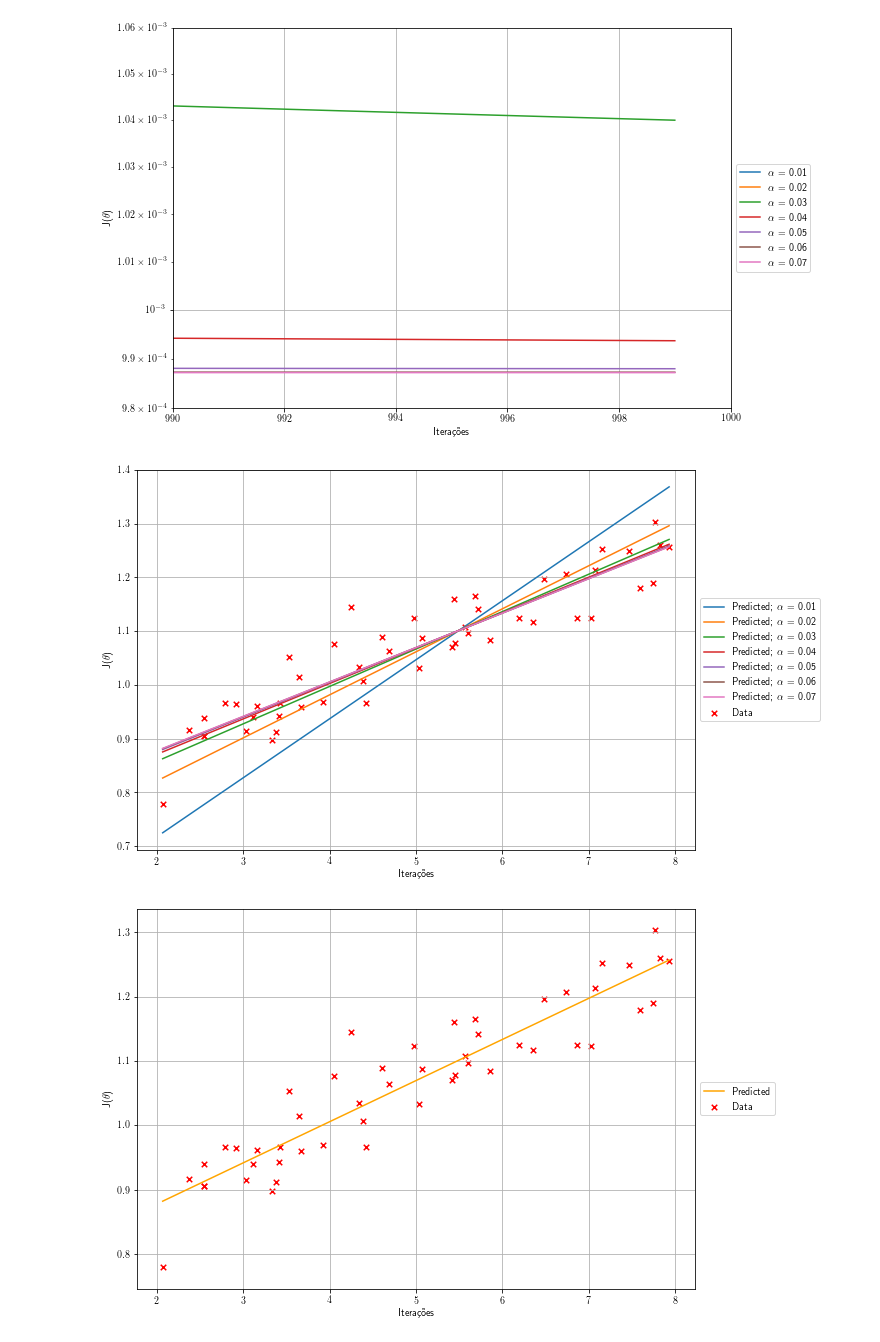
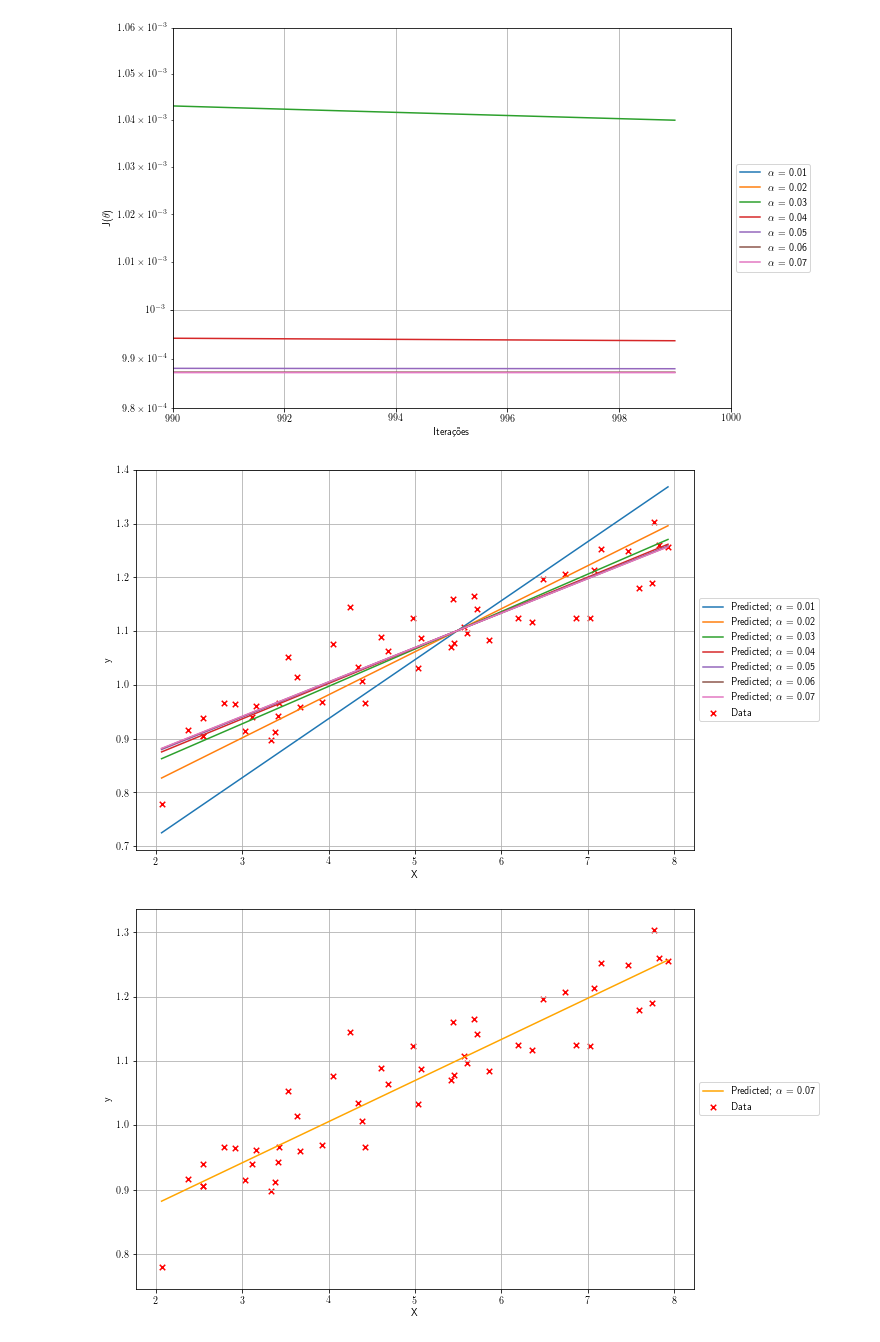
Before and after one commit to danbailo/T1-Inteligencia-Artificial, a Jupyter notebook: src/Trabalho 1 - Inteligência Artificial.ipynb, the cells around one changed output. Cells and saved outputs as stored; diff of their text form; code cells hidden in the pictures.

```diff
--- a/src/Trabalho 1 - Inteligência Artificial.ipynb
+++ b/src/Trabalho 1 - Inteligência Artificial.ipynb
@@ -11,7 +11,6 @@ import os
 plt.rcParams['figure.figsize'] = (10, 7) #(width,height)
 plt.rcParams['axes.grid'] = True
 plt.rcParams['text.usetex'] = True
-plt.rcParams['savefig.format']: 'pdf'
 # %% [markdown]
 ## Função que calcula a regressão linear utilizando matrizes
 # %%
@@ -176,21 +175,21 @@ plt.savefig(os.path.join('..','imgs/')+'max_zoom', bbox_inches='tight')
 plt.scatter(x,y, label= 'Data', s=30, marker='x', c='r')
 for k,v in theta_values.items():
     plt.plot(x, [v[0]+(v[1]*i) for i in x], label= r'Predicted; $\alpha$ = '+str(k))
-plt.xlabel('Iterações')
-plt.ylabel(r'J($\theta$)')
+plt.xlabel('X')
+plt.ylabel('y')
 plt.legend(loc='center left', bbox_to_anchor=(1.0, 0.5))
-plt.savefig(os.path.join('..','imgs/')+'all_predictions', bbox_inches='tight')
+plt.savefig(os.path.join('..','imgs/')+'all_predictions.pdf', bbox_inches='tight')
 # %% [output]
-[figure, old version]
+[figure, new version]
 # %%
 alpha = 0.07
 _, new_theta = linear_regression(num_it=NUM_IT, alpha=alpha, theta=initial_theta)
 
 plt.scatter(x,y, label= 'Data', s=30, marker='x', c='r')
-plt.plot(x, [new_theta[0]+(new_theta[1]*i) for i in x], label= 'Predicted', c='orange')
-plt.xlabel('Iterações')
-plt.ylabel(r'J($\theta$)')
+plt.plot(x, [new_theta[0]+(new_theta[1]*i) for i in x], label= r'Predicted; $\alpha$ = '+str(k), c='orange')
+plt.xlabel('X')
+plt.ylabel('y')
 plt.legend(loc='center left', bbox_to_anchor=(1.0, 0.5))
-plt.savefig(os.path.join('..','imgs/')+'FINAL_predicted', bbox_inches='tight')
+plt.savefig(os.path.join('..','imgs/')+'FINAL_predicted.pdf', bbox_inches='tight')
 # %% [output]
-[figure, old version]
+[figure, new version]
```
Also changed, not shown: parts of 10 cells of this notebook, 3 other files.
